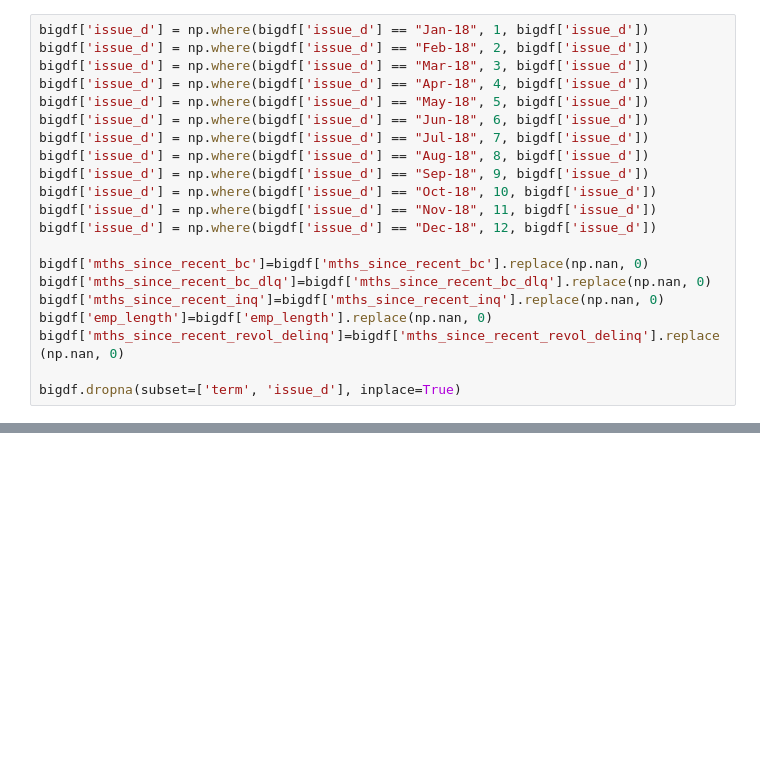
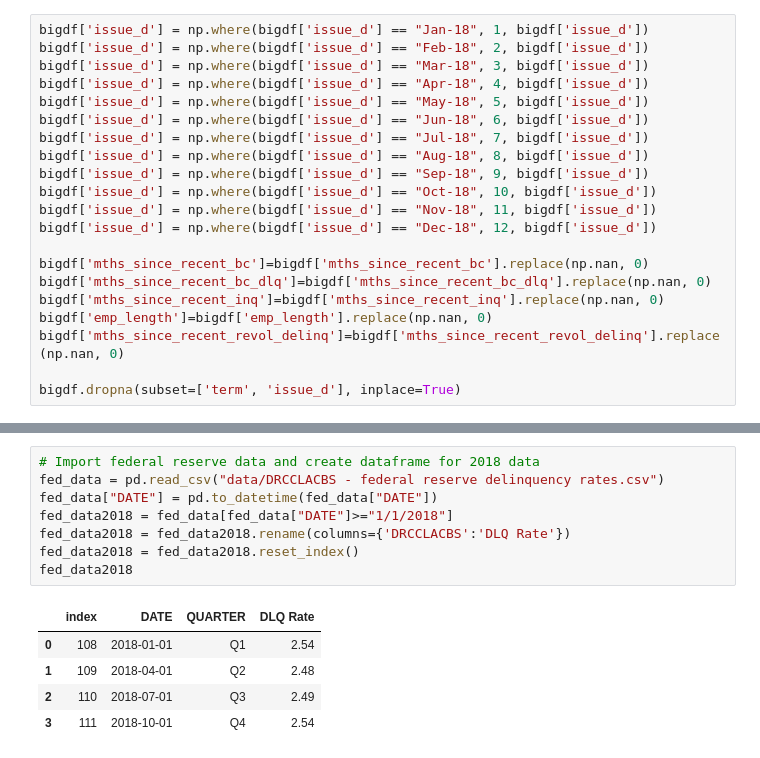
Before and after one commit to Ironbark427/Team-1, a Jupyter notebook: Dlq_DataClean.ipynb, the cells around one changed output, grey strips where cells are left out. Saved outputs shown, nothing was run; the diff lists cells and outputs as text; blank space fills up the shorter version.

```diff
--- a/Dlq_DataClean.ipynb
+++ b/Dlq_DataClean.ipynb
@@ -125,0 +154,14 @@ list(bigdf)
+# %%
+# Import federal reserve data and create dataframe for 2018 data
+fed_data = pd.read_csv("data/DRCCLACBS - federal reserve delinquency rates.csv")
+fed_data["DATE"] = pd.to_datetime(fed_data["DATE"])
+fed_data2018 = fed_data[fed_data["DATE"]>="1/1/2018"]
+fed_data2018 = fed_data2018.rename(columns={'DRCCLACBS':'DLQ Rate'})
+fed_data2018 = fed_data2018.reset_index()
+fed_data2018
+# %% [output]
+|  | index | DATE | QUARTER | DLQ Rate |
+| 0 | 108 | 2018-01-01 | Q1 | 2.54 |
+| 1 | 109 | 2018-04-01 | Q2 | 2.48 |
+| 2 | 110 | 2018-07-01 | Q3 | 2.49 |
+| 3 | 111 | 2018-10-01 | Q4 | 2.54 |
```
Also changed, not shown: parts of 5 cells of this notebook, 2 other files.
